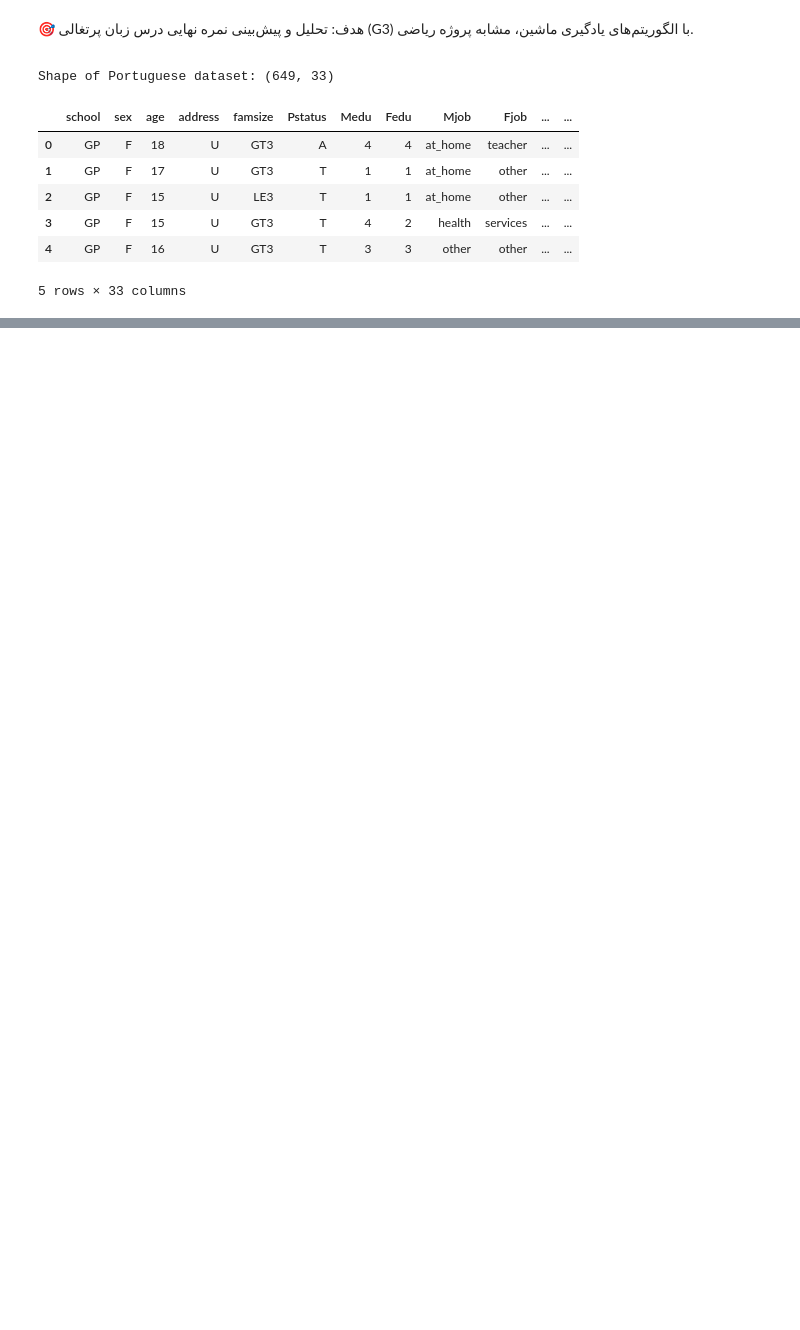
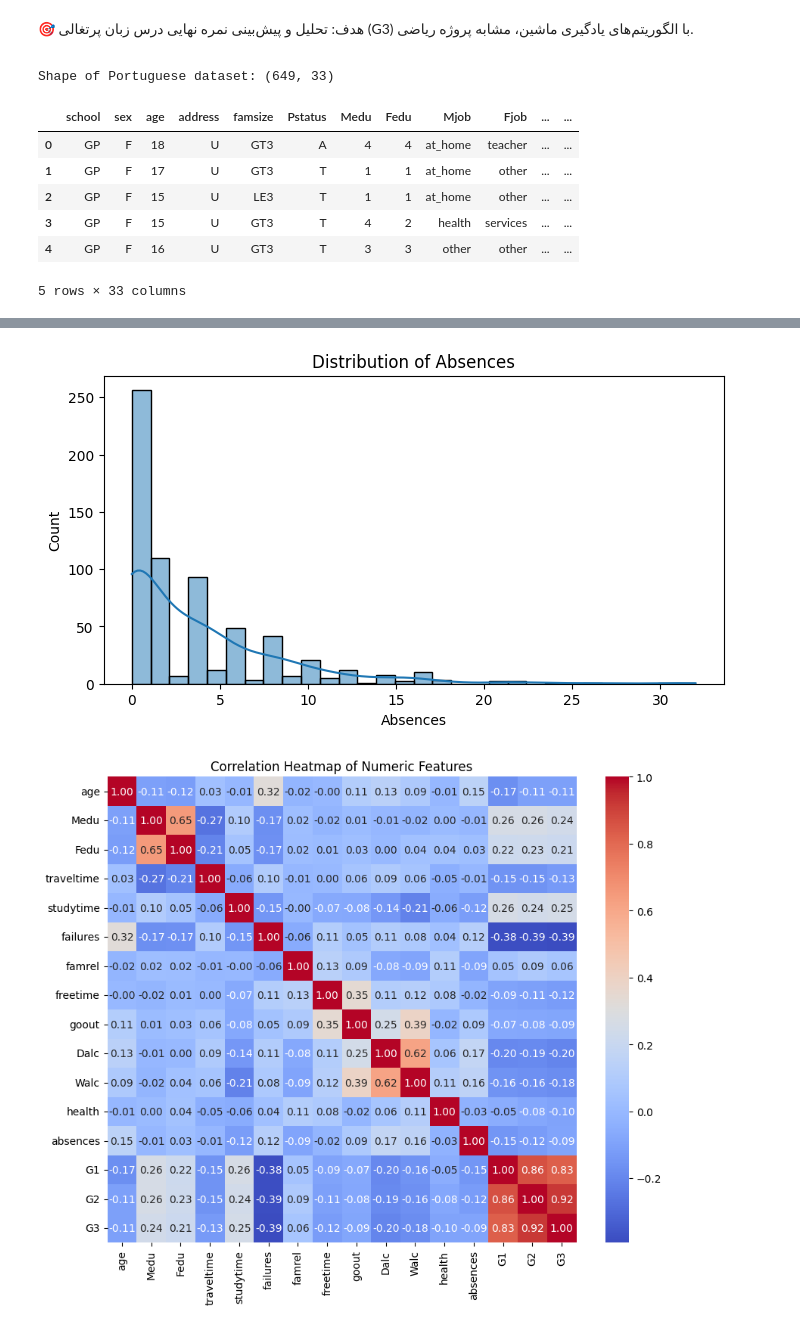
Before and after one commit to Shahbazi-Amir/Student_Performance_Prediction, a Jupyter notebook: student_performance_por.ipynb, the cells around one changed output, grey strips where cells are left out. Saved outputs shown, nothing was run; the diff lists cells and outputs as text; code cells hidden in the pictures; blank space fills up the shorter version.

```diff
--- a/student_performance_por.ipynb
+++ b/student_performance_por.ipynb
@@ -28,0 +126,21 @@ Shape of Portuguese dataset: (649, 33)
+# %%
+# Histogram of absences
+plt.figure(figsize=(8, 4))
+sns.histplot(df['absences'], bins=30, kde=True)
+plt.title('Distribution of Absences')
+plt.xlabel('Absences')
+plt.show()
+
+# Correlation heatmap
+plt.figure(figsize=(10, 8))
+sns.heatmap(df.corr(numeric_only=True), annot=True, cmap='coolwarm', fmt=".2f")
+plt.title('Correlation Heatmap of Numeric Features')
+plt.show()
+
+# Relationship between G1, G2 and G3
+sns.pairplot(df, vars=['G1', 'G2', 'G3'], kind='reg', plot_kws={'line_kws':{'color':'red'}})
+plt.suptitle('Relationship between G1, G2, and G3', y=1.02)
+plt.show()
+# %% [output]
+[figure, added]
+[figure, added]
```
Also changed, not shown: parts of 10 cells of this notebook.
